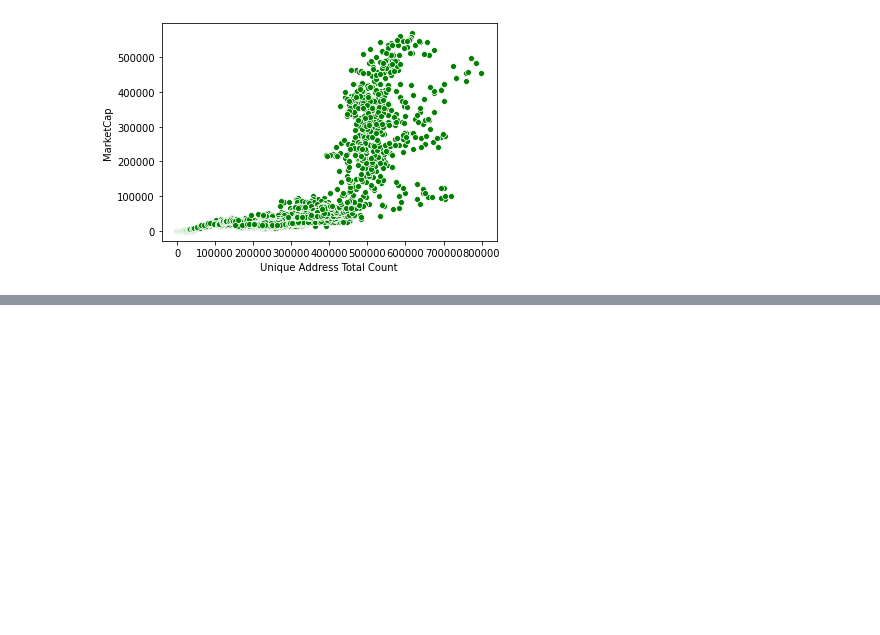
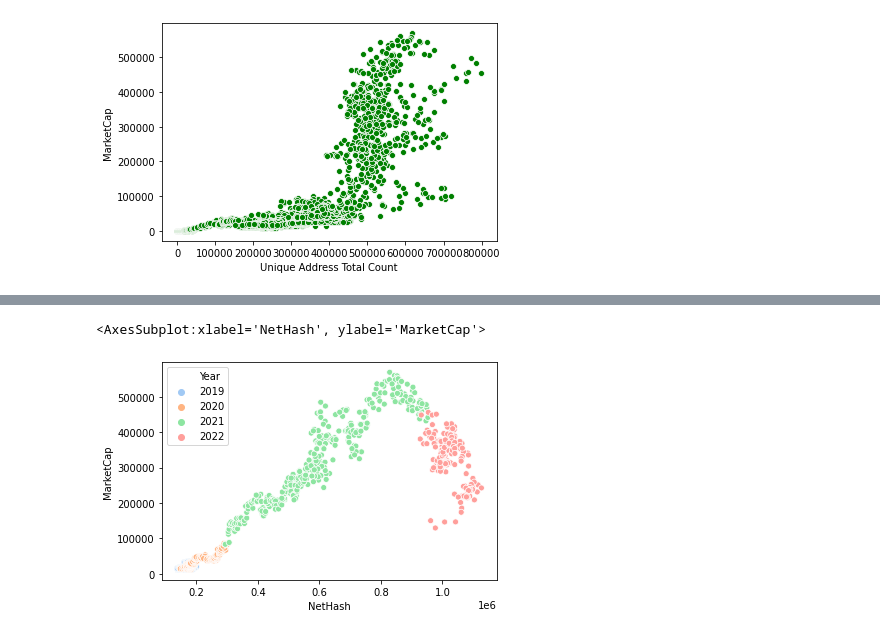
Before and after one commit to Plyeronn/DataScience, a Jupyter notebook: exploration.ipynb, the cells around one changed output, grey strips where cells are left out. Saved outputs shown, nothing was run; the diff lists cells and outputs as text; code cells hidden in the pictures; blank space fills up the shorter version.

```diff
--- a/exploration.ipynb
+++ b/exploration.ipynb
@@ -240 +235,6 @@ sns.scatterplot(data = target[::100], x = "Unique Address Total Count", y = "Mar
+# %%
+sns.scatterplot(data = target, x = "NetHash", y = "MarketCap", hue="Year", palette="pastel")
+# %% [output]
+<AxesSubplot:xlabel='NetHash', ylabel='MarketCap'>
+[figure, added]
 # %%
```
Also changed, not shown: parts of 20 cells of this notebook, 1 other file.
